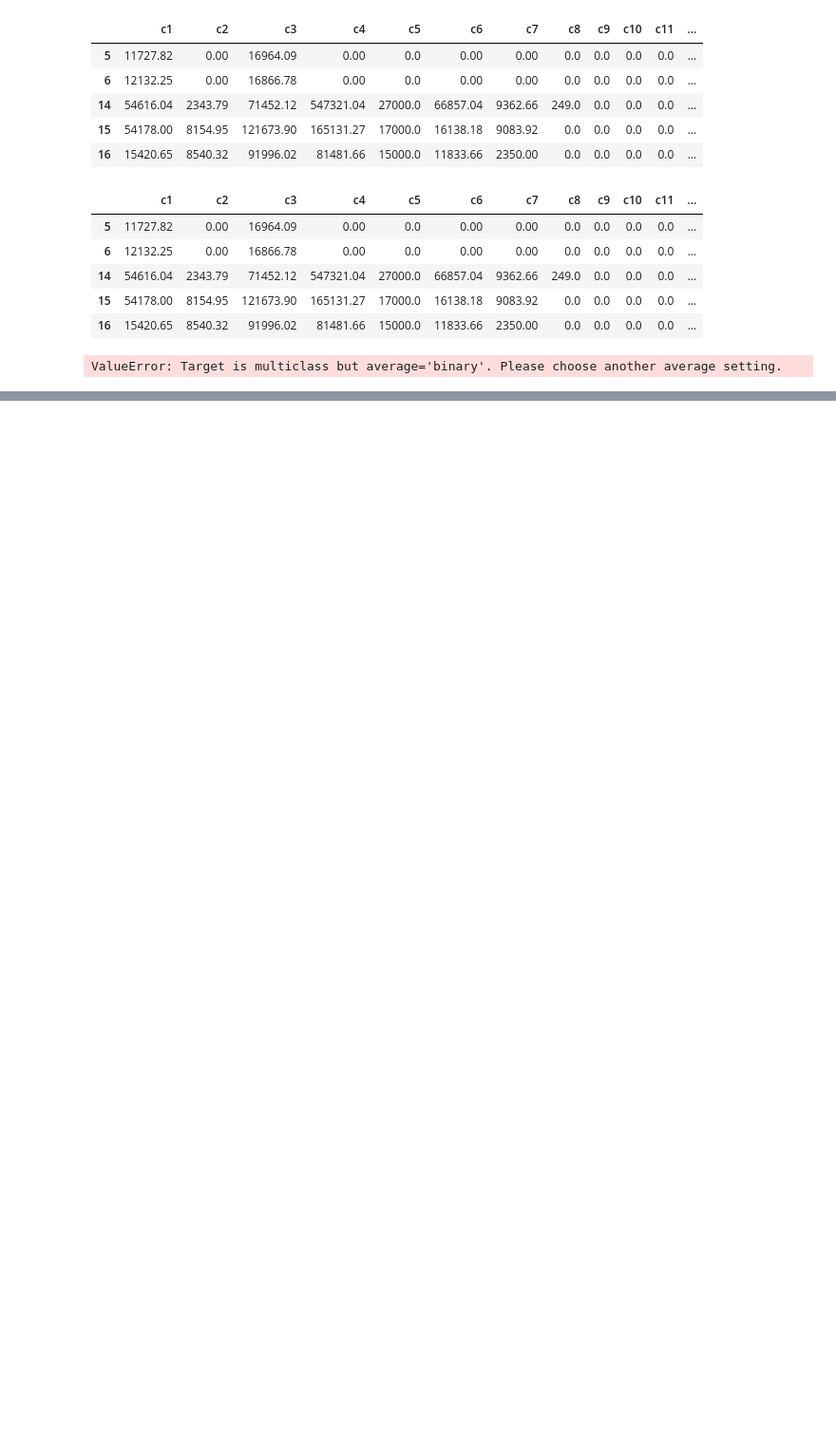
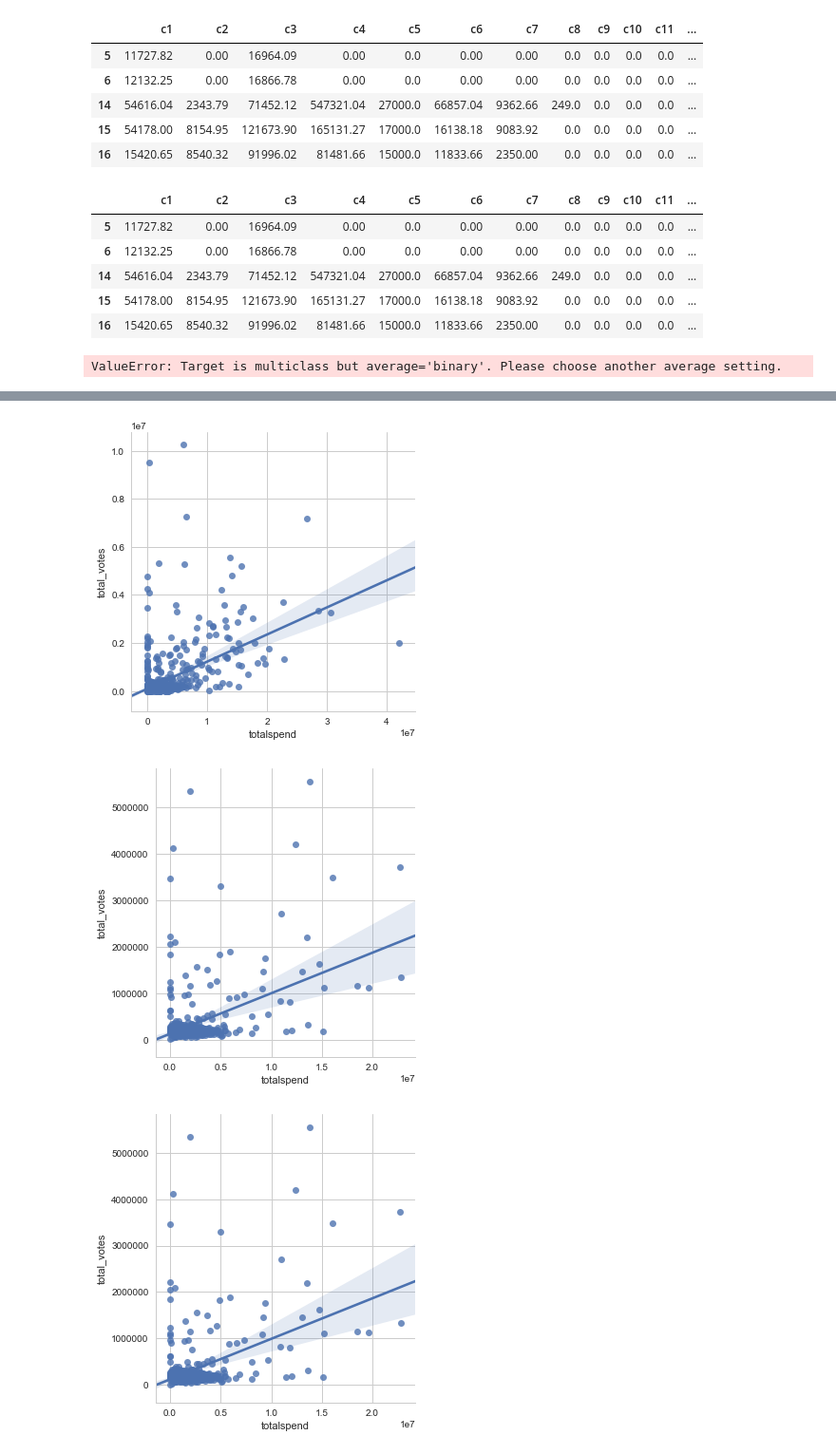
Before and after one commit to georgetown-analytics/four-thirty-five, a Jupyter notebook: 435_Analysis.ipynb, the cells around one changed output, grey strips where cells are left out. Shown at 95% size. Cells and saved outputs as stored; diff of their text form; code cells hidden in the pictures; blank space fills up the shorter version.

```diff
--- a/435_Analysis.ipynb
+++ b/435_Analysis.ipynb
@@ -2123,0 +2139,7 @@ ValueError: Target is multiclass but average='binary'. Please choose another ave
+# %%
+sns.lmplot(x='totalspend', y='total_votes', data=RepW)
+plt.show()
+# %% [output]
+[figure, added]
+[figure, added]
+[figure, added]
```
Also changed, not shown: parts of 2 cells of this notebook.
